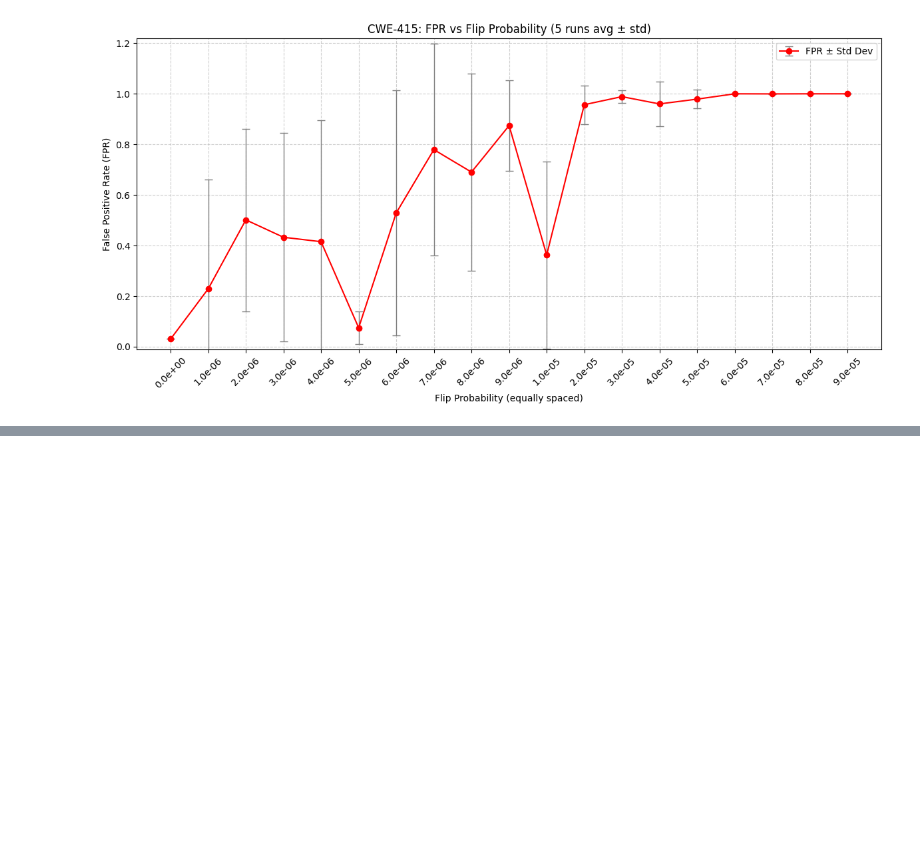
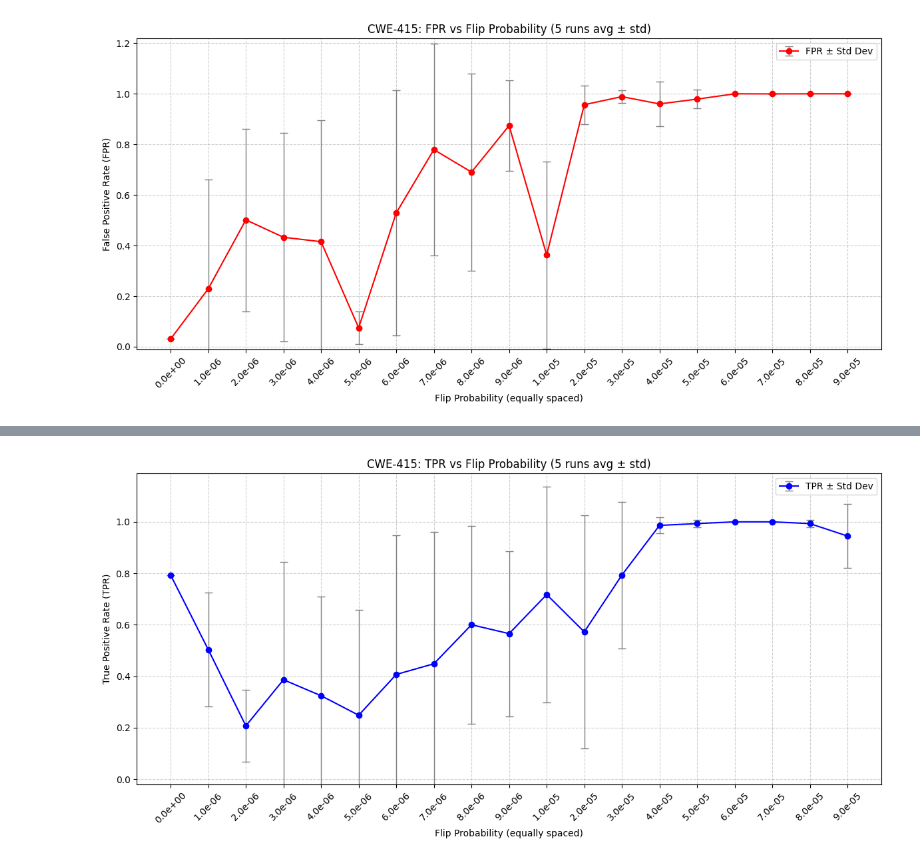
Before and after one commit to alenabd24/LLM_Fault_Tolerance, a Jupyter notebook: May_June_Analysis.ipynb, the cells around one changed output, grey strips where cells are left out. Drawn from its saved outputs; the diff is of its cells as text; code cells hidden in the pictures; blank space fills up the shorter version.

```diff
--- a/May_June_Analysis.ipynb
+++ b/May_June_Analysis.ipynb
@@ -249,0 +323,71 @@ Now let's plot FPR (False Positive Rate)
+# %%
+import os
+import re
+import pandas as pd
+import numpy as np
+import matplotlib.pyplot as plt
+
+# Setup paths and pattern
+base_path = "/content/drive/MyDrive/Colab_Notebooks/MSc_Fault_Tolerance/baseline_model_may"
+results_dirs = [
+    f"{base_path}/probability_flip_results_key1"
+] + [
+    f"{base_path}/probability_flip_results_key{i}" for i in range(2, 6)
+]
+
+records = []
+pattern = re.compile(r"metrics_p([0-9\.eE+-]+)_run")
+
+# Load and filter for CWE-415
+for results_dir in results_dirs:
+    files = [f for f in os.listdir(results_dir) if f.startswith("metrics_p") and f.endswith(".csv")]
+    for file in files:
+        m = pattern.search(file)
+        if not m:
+            continue
+        flip_prob = float(m.group(1))
+        df = pd.read_csv(os.path.join(results_dir, file))
+        df["flip_prob"] = flip_prob
+        df = df[df["CWE Class"] == "CWE-415"]
+        records.append(df[["TPR", "flip_prob"]])
+
+#  Concatenate and compute mean + std
+df_415 = pd.concat(records, ignore_index=True)
+summary = df_415.groupby("flip_prob").agg(
+    mean_tpr=("TPR", "mean"),
+    std_tpr=("TPR", "std")
+).reset_index()
+
+x_vals = range(len(summary))  # Treat as categorical axis
+x_labels = [f"{fp:.1e}" for fp in summary["flip_prob"]]
+
+plt.figure(figsize=(12, 6))
+plt.errorbar(
+    x_vals,
+    summary["mean_tpr"],
+    yerr=summary["std_tpr"],
+    fmt='-o',
+    capsize=4,
+    color='blue',
+    ecolor='gray',
+    elinewidth=1,
+    label="TPR ± Std Dev"
+)
+plt.xticks(x_vals, x_labels, rotation=45)
+
+plt.xlabel("Flip Probability (equally spaced)")
+plt.ylabel("True Positive Rate (TPR)")
+plt.title("CWE-415: TPR vs Flip Probability (5 runs avg ± std)")
+y_max = (summary["mean_tpr"] + summary["std_tpr"]).max()
+
+# Calculate upper and lower bounds for y-axis
+lower_bound = max(0, (summary["mean_tpr"] - summary["std_tpr"]).min())
+upper_bound = (summary["mean_tpr"] + summary["std_tpr"]).max()
+plt.ylim(lower_bound - 0.02, upper_bound + 0.05)
+
+plt.grid(True, linestyle='--', alpha=0.6)
+plt.legend()
+plt.tight_layout()
+plt.show()
+# %% [output]
+[figure, added]
```
Also changed, not shown: parts of 13 cells of this notebook.
